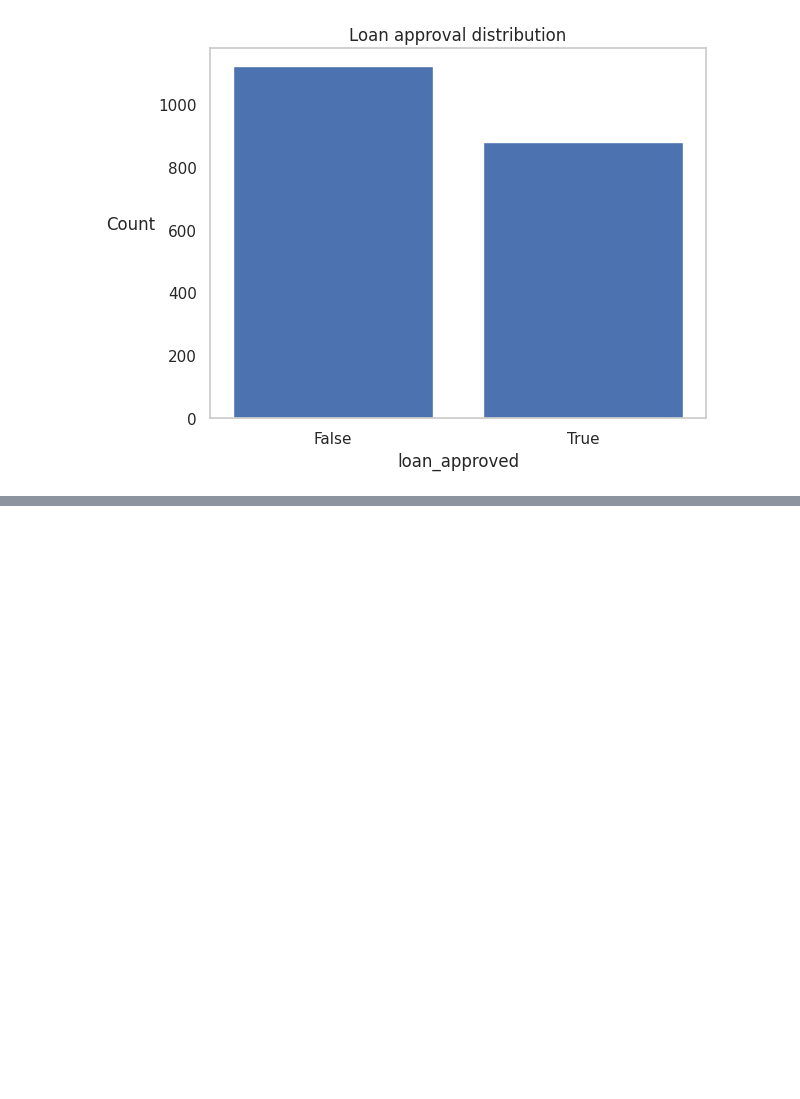
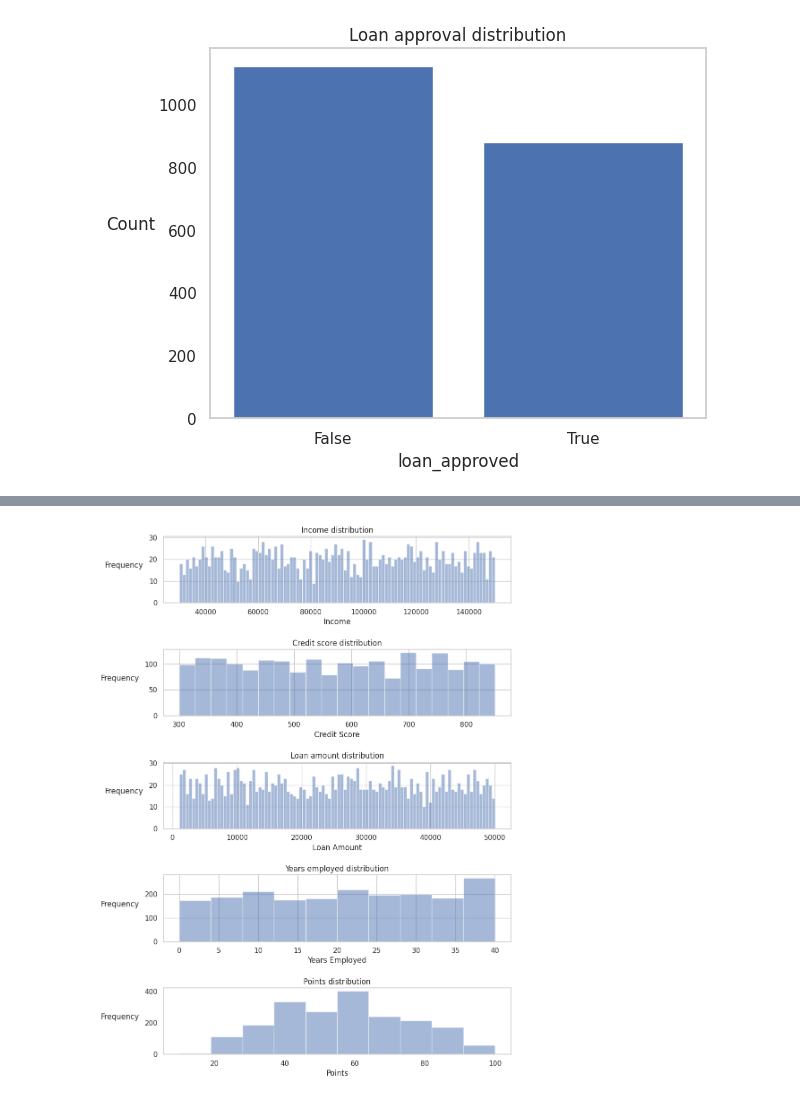
Before and after one commit to taruchit/OpenSourceProjects, a Jupyter notebook: data-storytelling-analyzing-loan-approval.ipynb, the cells around one changed output, grey strips where cells are left out. Drawn from its saved outputs; the diff is of its cells as text; code cells hidden in the pictures; blank space fills up the shorter version.

Commit message:
Kaggle Notebook | Data storytelling - Analyzing loan approval | Version 7

```diff
--- a/data-storytelling-analyzing-loan-approval.ipynb
+++ b/data-storytelling-analyzing-loan-approval.ipynb
@@ -94,0 +111,34 @@ plt.show()
+# %%
+fig, axes = plt.subplots(nrows=5, ncols=1, figsize=(10, 15))
+
+plt.subplots_adjust(hspace=0.7)
+
+axes[0].hist(df['income'], bins=100, color='b', alpha=0.5)
+axes[0].set_title('Income distribution')
+axes[0].set_xlabel('Income')
+axes[0].set_ylabel('Frequency',rotation=0, labelpad=40)
+
+axes[1].hist(df['credit_score'], bins=20, color='b', alpha=0.5)
+axes[1].set_title('Credit score distribution')
+axes[1].set_xlabel('Credit Score')
+axes[1].set_ylabel('Frequency',rotation=0, labelpad=40)
+
+axes[2].hist(df['loan_amount'], bins=100, color='b', alpha=0.5)
+axes[2].set_title('Loan amount distribution')
+axes[2].set_xlabel('Loan Amount')
+axes[2].set_ylabel('Frequency',rotation=0, labelpad=40)
+
+axes[3].hist(df['years_employed'], bins=10, color='b', alpha=0.5)
+axes[3].set_title('Years employed distribution')
+axes[3].set_xlabel('Years Employed')
+axes[3].set_ylabel('Frequency',rotation=0, labelpad=40)
+
+axes[4].hist(df['points'], bins=10, color='b', alpha=0.5)
+axes[4].set_title('Points distribution')
+axes[4].set_xlabel('Points')
+axes[4].set_ylabel('Frequency',rotation=0, labelpad=40)
+
+plt.grid(False)
+plt.show()
+# %% [output]
+[figure, added]
```
Also changed, not shown: parts of 1 cell of this notebook.
